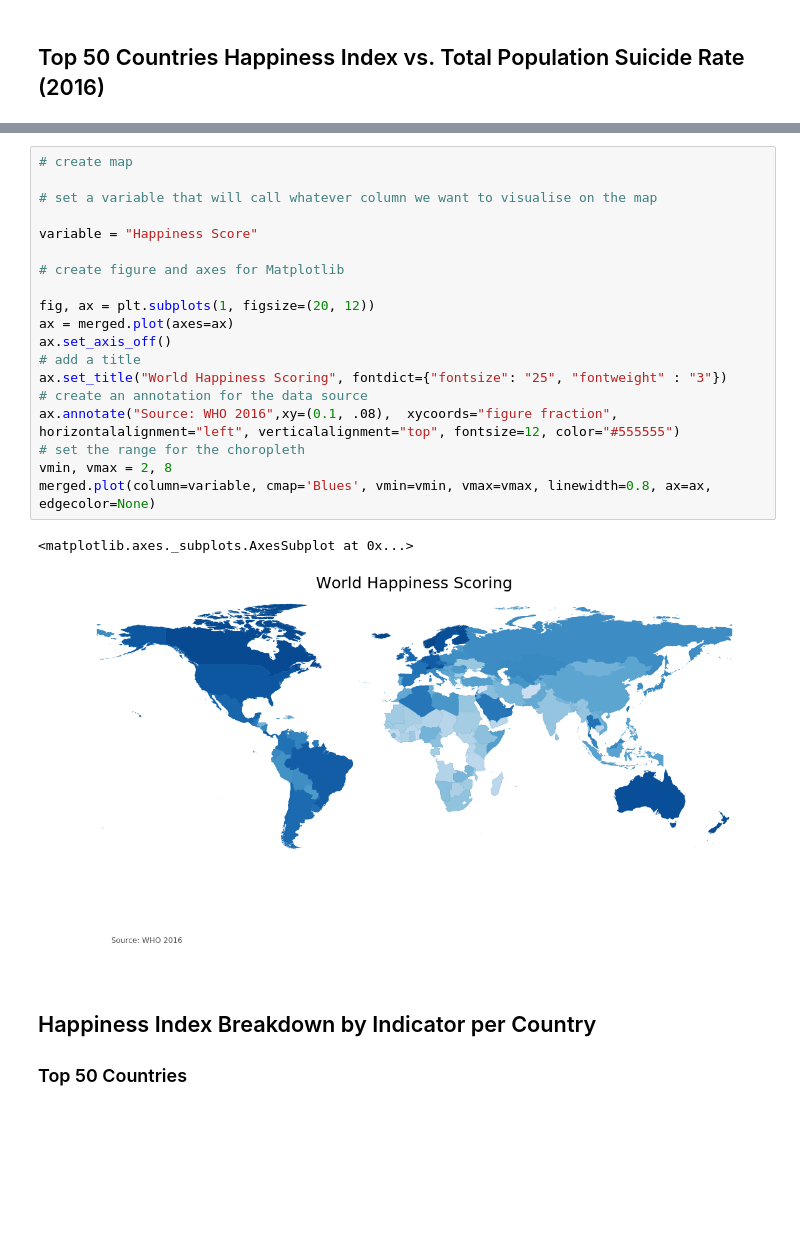
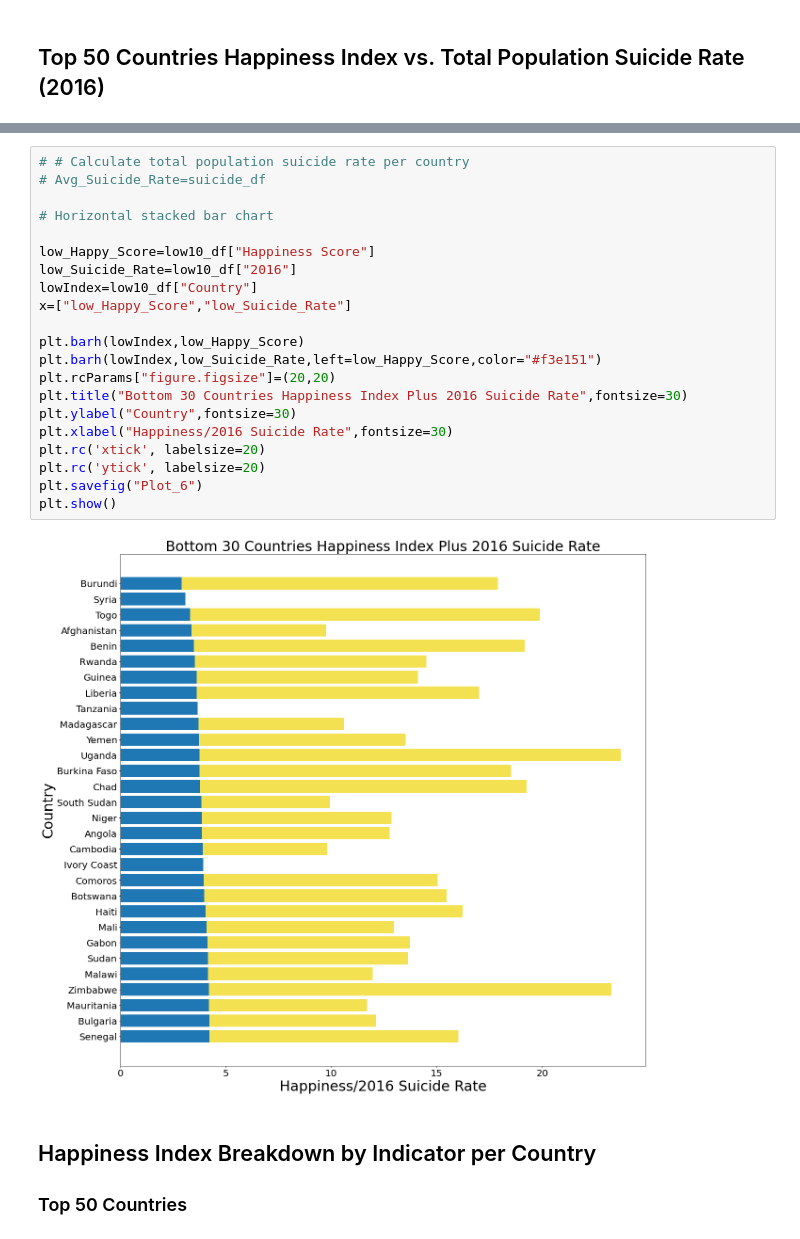
Before and after one commit to TBBSparks/Team-Happiness, a Jupyter notebook: TeamHappiness_Combined_V1.ipynb, the cells around one changed output, grey strips where cells are left out. Saved outputs shown, nothing was run; the diff lists cells and outputs as text; blank space fills up the shorter version.

```diff
--- a/TeamHappiness_Combined_V1.ipynb
+++ b/TeamHappiness_Combined_V1.ipynb
@@ -126,25 +131,26 @@ merged.head()
-# %%
-# create map
-
-# set a variable that will call whatever column we want to visualise on the map
-
-variable = "Happiness Score"
-
-# create figure and axes for Matplotlib
-
-fig, ax = plt.subplots(1, figsize=(20, 12))
-ax = merged.plot(axes=ax)
-ax.set_axis_off()
-# add a title
-ax.set_title("World Happiness Scoring", fontdict={"fontsize": "25", "fontweight" : "3"})
-# create an annotation for the data source
-ax.annotate("Source: WHO 2016",xy=(0.1, .08),  xycoords="figure fraction", horizontalalignment="left", verticalalignment="top", fontsize=12, color="#555555")
-# set the range for the choropleth
-vmin, vmax = 2, 8
-merged.plot(column=variable, cmap='Blues', vmin=vmin, vmax=vmax, linewidth=0.8, ax=ax, edgecolor=None)
-# %% [output]
-<matplotlib.axes._subplots.AxesSubplot at 0x...>
-[figure, removed]
+# %%
+# # Calculate total population suicide rate per country
+# Avg_Suicide_Rate=suicide_df
+
+# Horizontal stacked bar chart
+
+low_Happy_Score=low10_df["Happiness Score"]
+low_Suicide_Rate=low10_df["2016"]
+lowIndex=low10_df["Country"]
+x=["low_Happy_Score","low_Suicide_Rate"]
+
+plt.barh(lowIndex,low_Happy_Score)
+plt.barh(lowIndex,low_Suicide_Rate,left=low_Happy_Score,color="#f3e151")
+plt.rcParams["figure.figsize"]=(20,20)
+plt.title("Bottom 30 Countries Happiness Index Plus 2016 Suicide Rate",fontsize=30)
+plt.ylabel("Country",fontsize=30)
+plt.xlabel("Happiness/2016 Suicide Rate",fontsize=30)
+plt.rc('xtick', labelsize=20)
+plt.rc('ytick', labelsize=20)
+plt.savefig("Plot_6")
+plt.show()
+# %% [output]
+[figure, added]
 # %% [markdown]
 ## Happiness Index Breakdown by Indicator per Country
 
```
Also changed, not shown: parts of 14 cells of this notebook, 5 other files.
